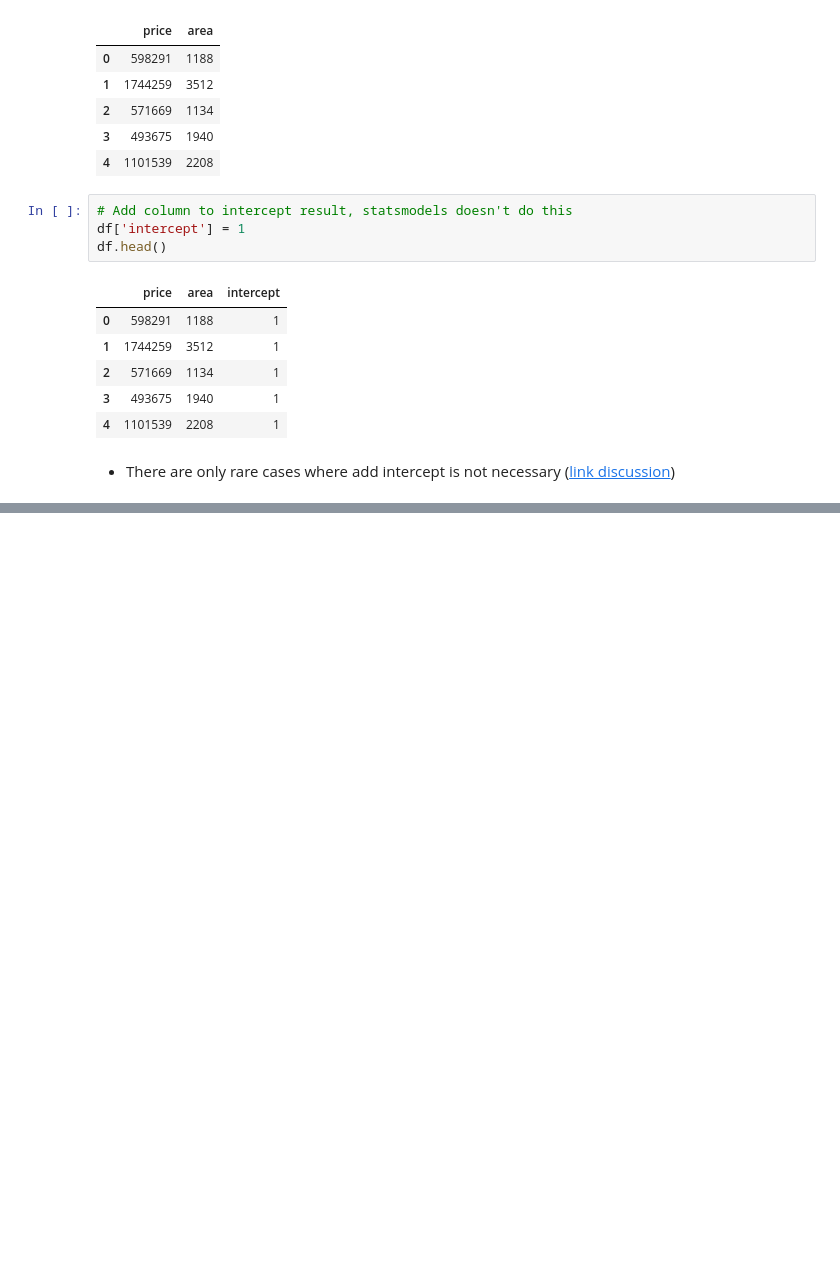
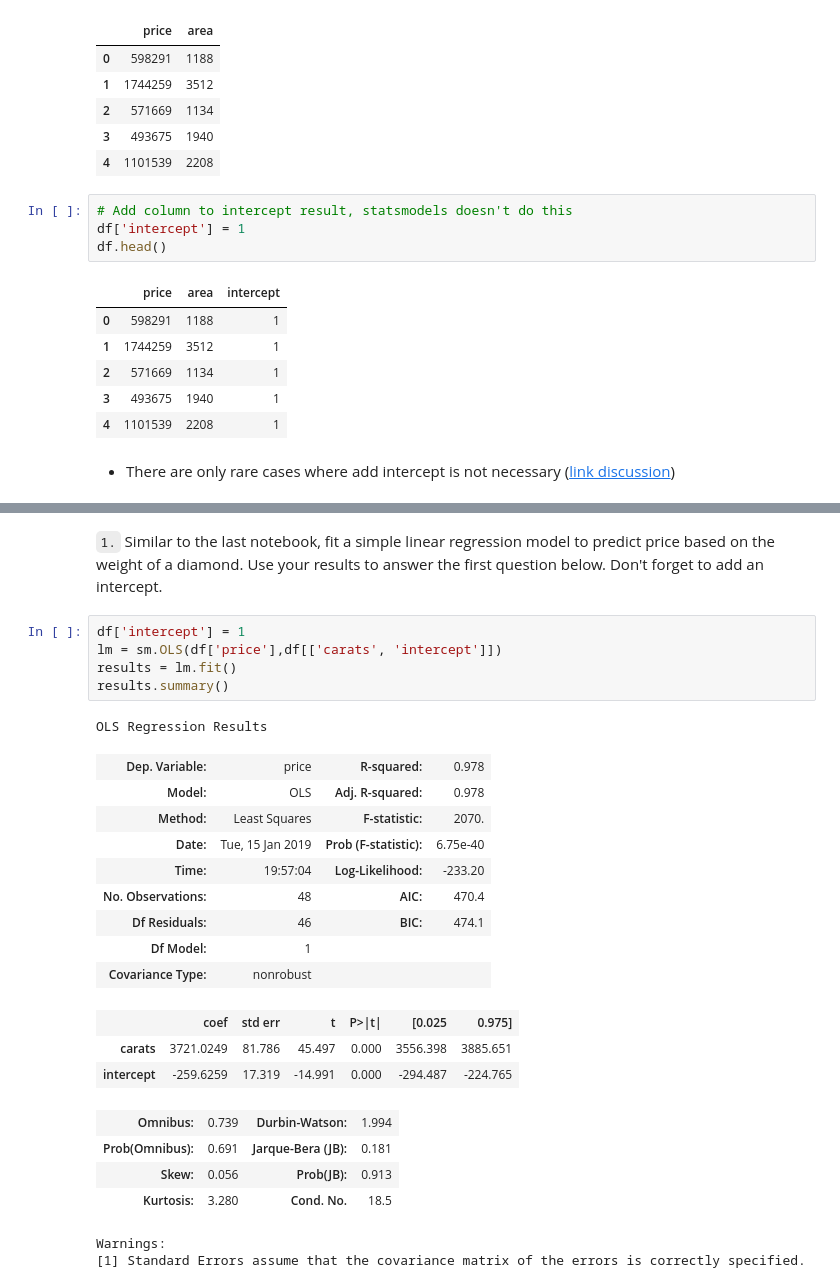
Before and after one commit to geocarvalho/python-ds, a Jupyter notebook: DS-fundations-2/statistics/14-Regression.ipynb, the cells around one changed output, grey strips where cells are left out. Cells and saved outputs as stored; diff of their text form; blank space fills up the shorter version.

```diff
--- a/DS-fundations-2/statistics/14-Regression.ipynb
+++ b/DS-fundations-2/statistics/14-Regression.ipynb
@@ -160,0 +201,27 @@ strong multicollinearity or other numerical problems.
+# %% [markdown]
+`1.` Similar to the last notebook, fit a simple linear regression model to predict price based on the weight of a diamond.  Use your results to answer the first question below.  Don't forget to add an intercept.
+# %%
+df['intercept'] = 1
+lm = sm.OLS(df['price'],df[['carats', 'intercept']])
+results = lm.fit()
+results.summary()
+# %% [output]
+OLS Regression Results
+| Dep. Variable: | price | R-squared: | 0.978 |
+| Model: | OLS | Adj. R-squared: | 0.978 |
+| Method: | Least Squares | F-statistic: | 2070. |
+| Date: | Tue, 15 Jan 2019 | Prob (F-statistic): | 6.75e-40 |
+| Time: | 19:57:04 | Log-Likelihood: | -233.20 |
+| No. Observations: | 48 | AIC: | 470.4 |
+| Df Residuals: | 46 | BIC: | 474.1 |
+| Df Model: | 1 |  |  |
+| Covariance Type: | nonrobust |  |  |
+|  | coef | std err | t | P>|t| | [0.025 | 0.975] |
+| carats | 3721.0249 | 81.786 | 45.497 | 0.000 | 3556.398 | 3885.651 |
+| intercept | -259.6259 | 17.319 | -14.991 | 0.000 | -294.487 | -224.765 |
+| Omnibus: | 0.739 | Durbin-Watson: | 1.994 |
+| Prob(Omnibus): | 0.691 | Jarque-Bera (JB): | 0.181 |
+| Skew: | 0.056 | Prob(JB): | 0.913 |
+| Kurtosis: | 3.280 | Cond. No. | 18.5 |
+Warnings:
+[1] Standard Errors assume that the covariance matrix of the errors is correctly specified.
```
Also changed, not shown: parts of 21 cells of this notebook.
